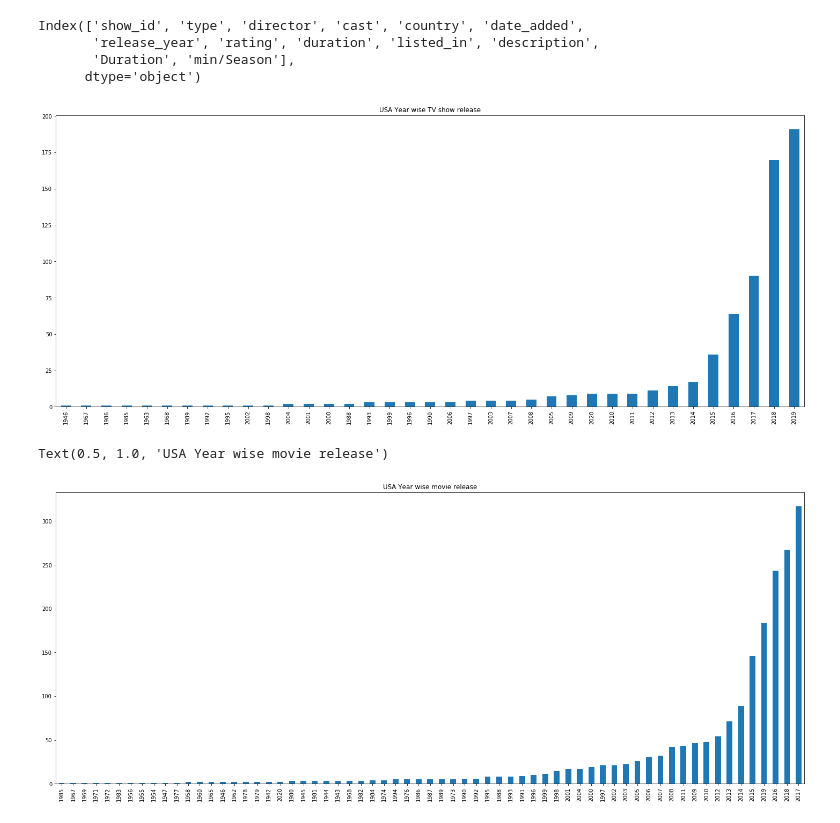
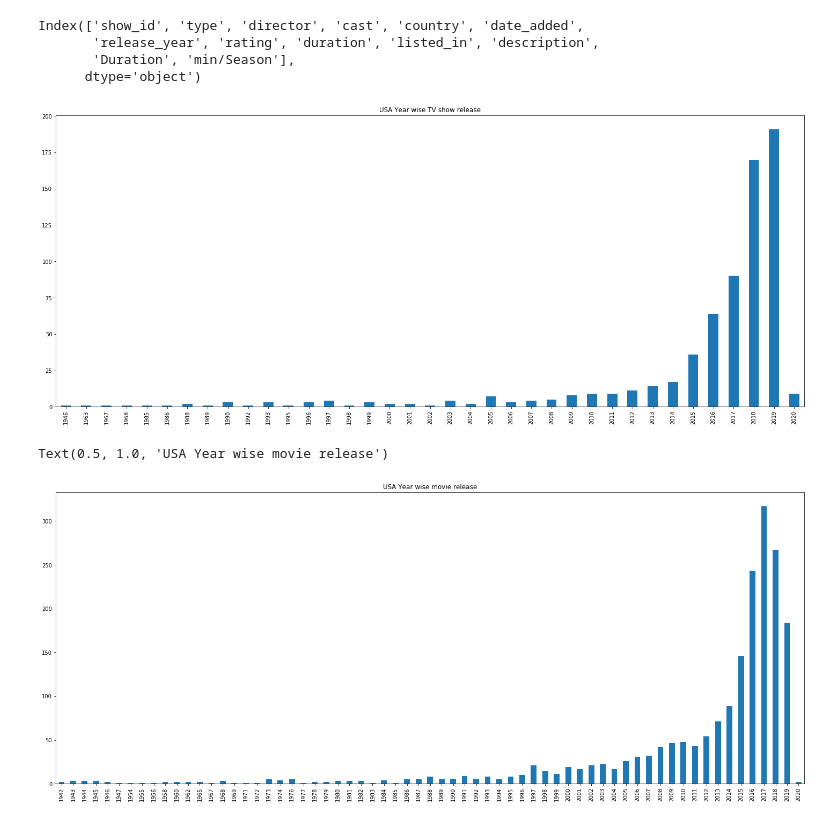
Before and after one commit to ssnk4343/Netflix_analysis, a Jupyter notebook: Netflix_titles.ipynb, the cells around one changed output. Saved outputs shown, nothing was run; the diff lists cells and outputs as text; code cells hidden in the pictures.

```diff
--- a/Netflix_titles.ipynb
+++ b/Netflix_titles.ipynb
@@ -308,15 +308,14 @@ Index(['show_id', 'type', 'director', 'cast', 'country', 'date_added',
        'Duration', 'min/Season'],
       dtype='object')
 # %%
-cntr= ['United States','India']
-USA_mv = df_m[df_m['country'].str.contains('United States')]['release_year'].value_counts().sort_values(ascending=True)
-USA_tv = df_tv[df_tv['country'].str.contains('United States')]['release_year'].value_counts().sort_values(ascending=True)
+USA_mv = df_m[df_m['country'].str.contains('United States')]['release_year'].value_counts().sort_index(ascending=True)
+USA_tv = df_tv[df_tv['country'].str.contains('United States')]['release_year'].value_counts().sort_index(ascending=True)
 USA_tv.plot.bar(figsize=(25,10))
 plt.title('USA Year wise TV show release')
 plt.show()
 USA_mv.plot.bar(figsize=(25,10))
 plt.title('USA Year wise movie release')
 # %% [output]
-[figure, old version]
+[figure, new version]
 Text(0.5, 1.0, 'USA Year wise movie release')
-[figure, old version]
+[figure, new version]
```
Also changed, not shown: parts of 4 cells of this notebook.
